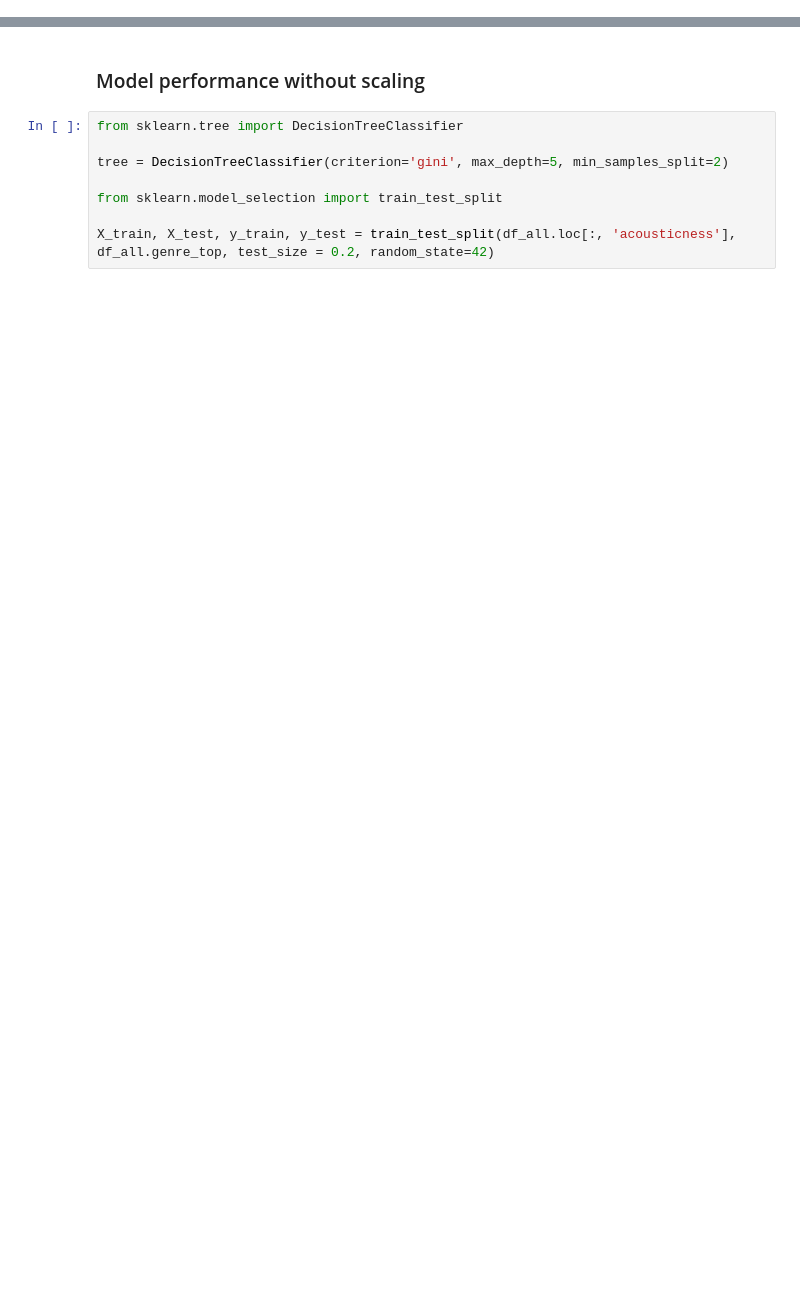
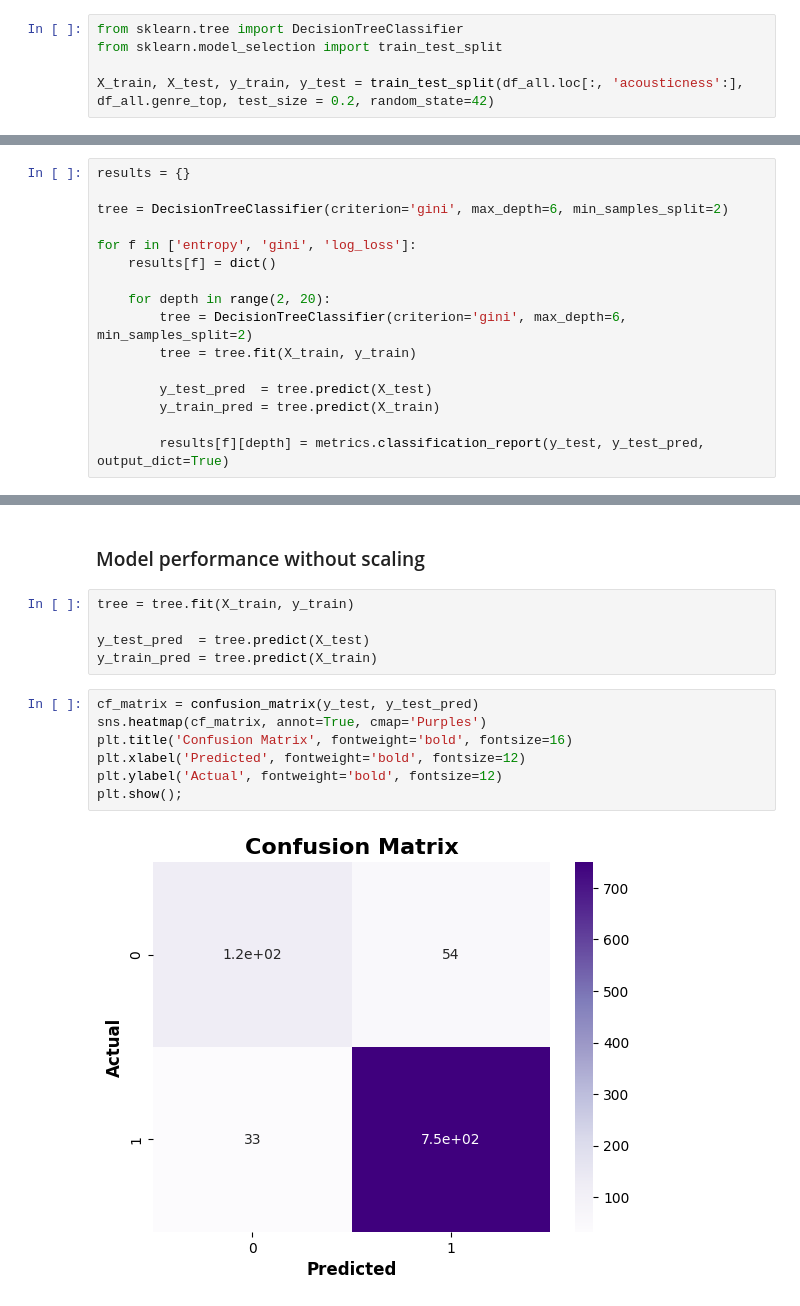
Before and after one commit to lorenzo-arcioni/master-ds, a Jupyter notebook: Workshops/4/Workshop_4_.ipynb, the cells around one changed output, grey strips where cells are left out. Cells and saved outputs as stored; diff of their text form; blank space fills up the shorter version.

```diff
--- a/Workshops/4/Workshop_4_.ipynb
+++ b/Workshops/4/Workshop_4_.ipynb
@@ -99,0 +103,5 @@ sns.barplot(x='feature', y='value', hue='genre_top', data=df_melted)
+# %%
+from sklearn.tree import DecisionTreeClassifier
+from sklearn.model_selection import train_test_split
+
+X_train, X_test, y_train, y_test = train_test_split(df_all.loc[:, 'acousticness':], df_all.genre_top, test_size = 0.2, random_state=42)
@@ -99,0 +119,16 @@ sns.barplot(x='feature', y='value', hue='genre_top', data=df_melted)
+# %%
+results = {}
+
+tree = DecisionTreeClassifier(criterion='gini', max_depth=6, min_samples_split=2)
+
+for f in ['entropy', 'gini', 'log_loss']:
+    results[f] = dict()
+
+    for depth in range(2, 20):
+        tree = DecisionTreeClassifier(criterion='gini', max_depth=6, min_samples_split=2)
+        tree = tree.fit(X_train, y_train)
+
+        y_test_pred  = tree.predict(X_test)
+        y_train_pred = tree.predict(X_train)
+
+        results[f][depth] = metrics.classification_report(y_test, y_test_pred, output_dict=True)
@@ -100,10 +161,16 @@ sns.barplot(x='feature', y='value', hue='genre_top', data=df_melted)
 # %% [markdown]
 ### Model performance without scaling
-# %%
-from sklearn.tree import DecisionTreeClassifier
-
-tree = DecisionTreeClassifier(criterion='gini', max_depth=5, min_samples_split=2)
-
-from sklearn.model_selection import train_test_split
-
-X_train, X_test, y_train, y_test = train_test_split(df_all.loc[:, 'acousticness'], df_all.genre_top, test_size = 0.2, random_state=42)
+# %%
+tree = tree.fit(X_train, y_train)
+
+y_test_pred  = tree.predict(X_test)
+y_train_pred = tree.predict(X_train)
+# %%
+cf_matrix = confusion_matrix(y_test, y_test_pred)
+sns.heatmap(cf_matrix, annot=True, cmap='Purples')
+plt.title('Confusion Matrix', fontweight='bold', fontsize=16)
+plt.xlabel('Predicted', fontweight='bold', fontsize=12)
+plt.ylabel('Actual', fontweight='bold', fontsize=12)
+plt.show();
+# %% [output]
+[figure, added]
```
Also changed, not shown: parts of 17 cells of this notebook.
